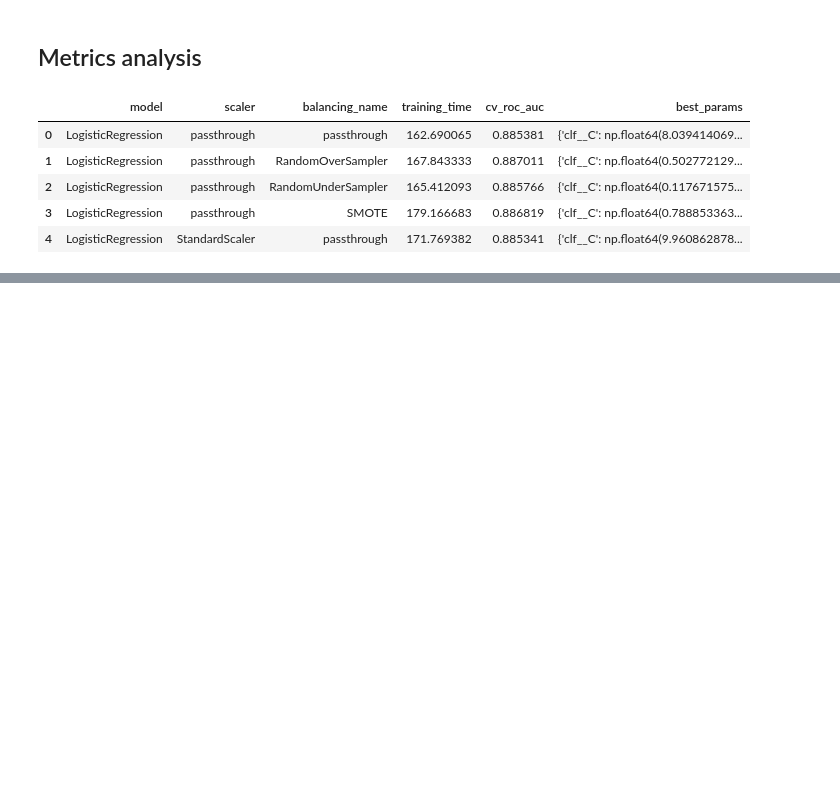
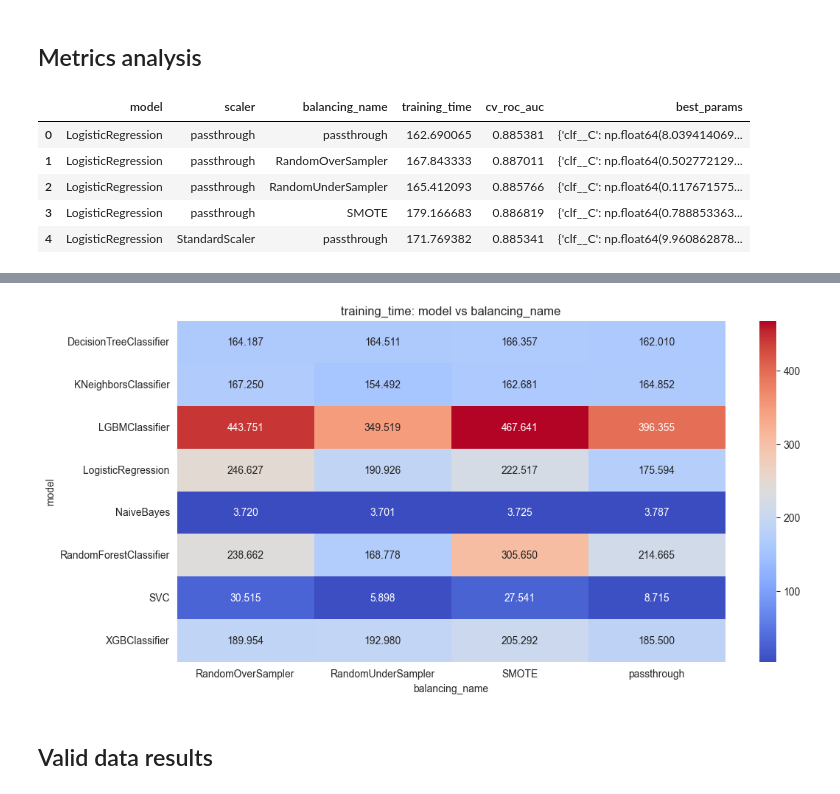
Before and after one commit to Trzopa/Benchmark-modeli-klasyfikacyjnych-na-danych-syntetycznych, a Jupyter notebook: report/report.ipynb, the cells around one changed output, grey strips where cells are left out. Drawn from its saved outputs; the diff is of its cells as text; code cells hidden in the pictures; blank space fills up the shorter version.

```diff
--- a/report/report.ipynb
+++ b/report/report.ipynb
@@ -23,0 +82,16 @@ metrics_data.head()
+# %%
+pivot_roc = metrics_data.pivot_table(
+    values='training_time',
+    index='model',
+    columns='balancing_name',
+    aggfunc='mean'
+)
+
+plt.figure(figsize=(12, 6))
+sns.heatmap(pivot_roc, annot=True, cmap='coolwarm', fmt='.3f')
+plt.title("training_time: model vs balancing_name")
+plt.show()
+# %% [output]
+[figure, added]
+# %% [markdown]
+## Valid data results
```
Also changed, not shown: parts of 33 cells of this notebook, 3 other files.
